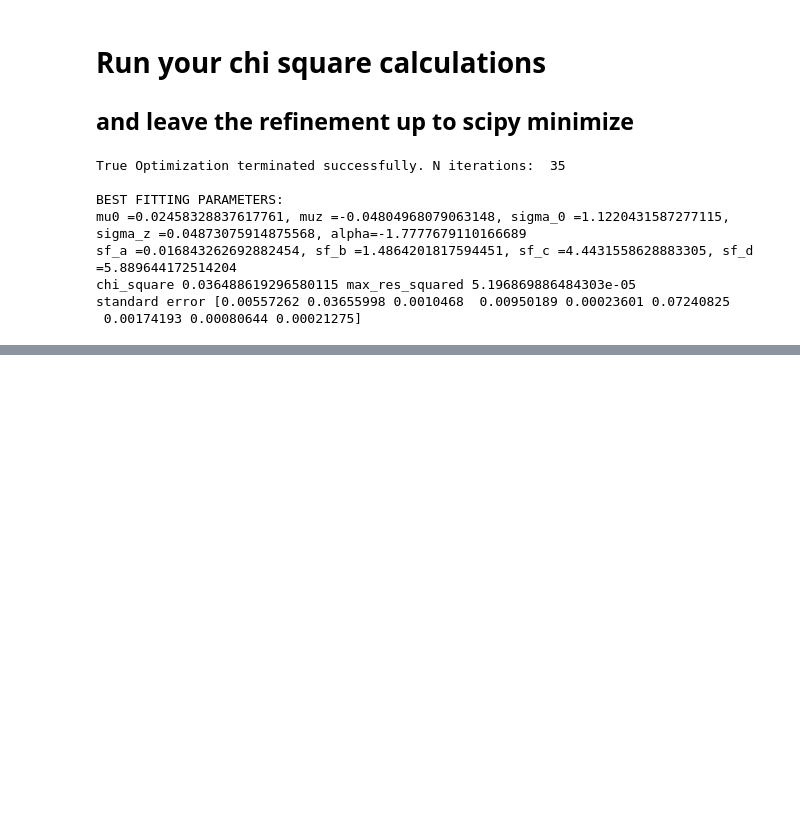
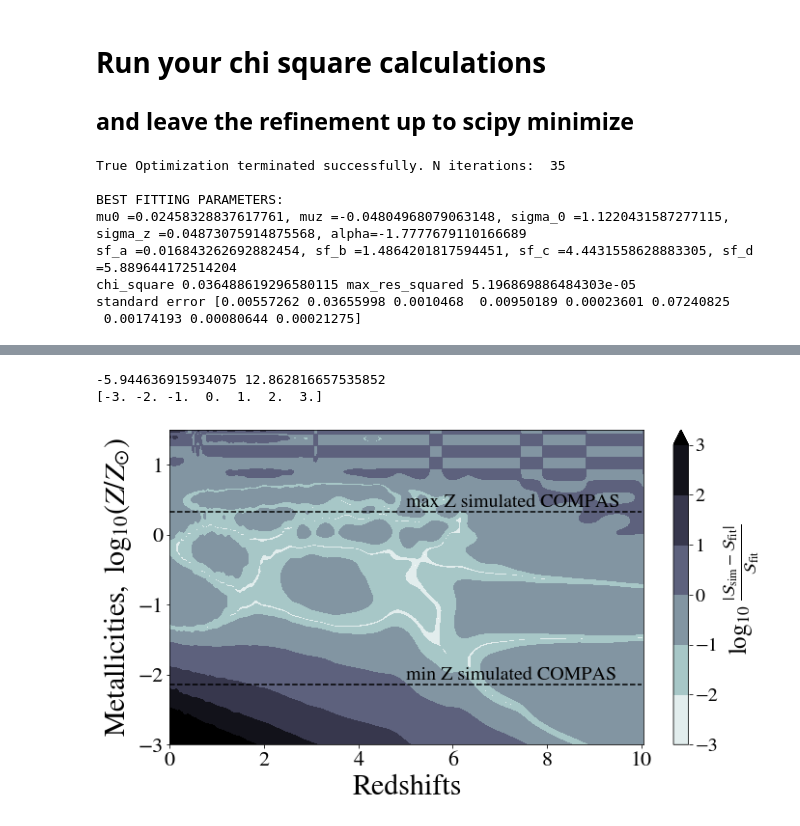
Before and after one commit to sashalvna/SFRD_fit, a Jupyter notebook: src/scripts/Notebooks/Fit_model_to_sfrdzZ.ipynb, the cells around one changed output, grey strips where cells are left out. Saved outputs shown, nothing was run; the diff lists cells and outputs as text; code cells hidden in the pictures; blank space fills up the shorter version.

```diff
--- a/src/scripts/Notebooks/Fit_model_to_sfrdzZ.ipynb
+++ b/src/scripts/Notebooks/Fit_model_to_sfrdzZ.ipynb
@@ -277,0 +293,42 @@ plt.show()
+# %%
+############################
+abs_relative_err = abs(data-model)/model
+Zsun = 0.014 # Solar metallicity
+
+########################
+fig, ax = plt.subplots(figsize = (11,6))
+
+X,Y = np.meshgrid(redshift_new,  np.log10(metals_new/Zsun))
+
+levs = np.linspace(-3, 3, num=7)
+print(np.amin(np.log10(abs_relative_err)), np.amax(np.log10(abs_relative_err)))
+print(levs)
+cs = plt.contourf(X, Y, np.log10((abs_relative_err).T),
+                  levs, cmap ="bone_r",extend ='max')
+
+cbar = plt.colorbar(cs)
+cbar.ax.set_ylabel(r'$\log_{10} \ \frac{| \mathcal{S}_{\rm sim} - \mathcal{S}_{\rm fit} | }{\mathcal{S}_{\rm fit}} $ ',
+                   fontsize = 25)
+cbar.ax.tick_params(labelsize=20)
+
+# Min and max simulated metallicities in COMPAS
+ax.annotate('min Z simulated COMPAS', (5., np.log10(1.2e-4/Zsun)), fontsize = 20, color = 'k')
+plt.hlines(np.log10(1e-4/Zsun), xmin = 0, xmax = 10, color = 'k', linestyle = '--')
+ax.annotate('max Z simulated COMPAS', (5., np.log10(0.035/Zsun)), fontsize = 20,color = 'k' )
+plt.hlines(np.log10(0.03/Zsun), xmin = 0, xmax = 10, color = 'k', linestyle = '--')
+
+
+######
+# Plot values
+ax.set_xlabel('Redshifts', fontsize = 30)
+ax.set_ylabel('$\mathrm{Metallicities}, \ \log_{10}(Z/Z_{\odot})$', fontsize = 30)
+ax.tick_params(axis='both', which='major', labelsize=22)
+ax.tick_params(axis='both', which='minor', labelsize=22)
+plt.ylim(-3,1.5)
+
+plt.savefig(paths.figures / 'log_relative_err.pdf',  bbox_inches='tight')
+plt.show()
+# %% [output]
+-5.944636915934075 12.862816657535852
+[-3. -2. -1.  0.  1.  2.  3.]
+[figure, added]
```
Also changed, not shown: parts of 7 cells of this notebook, 10 other files.
